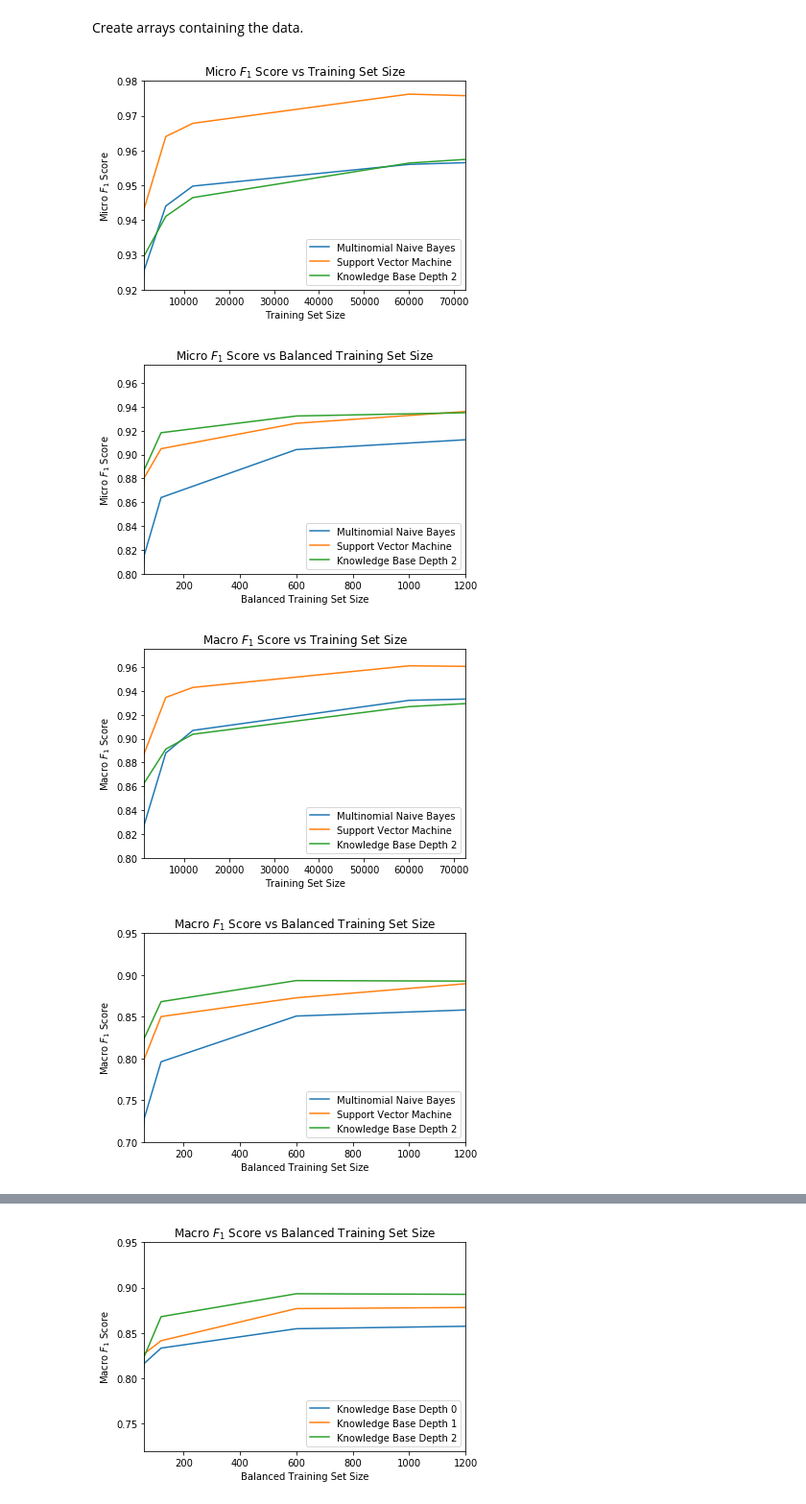
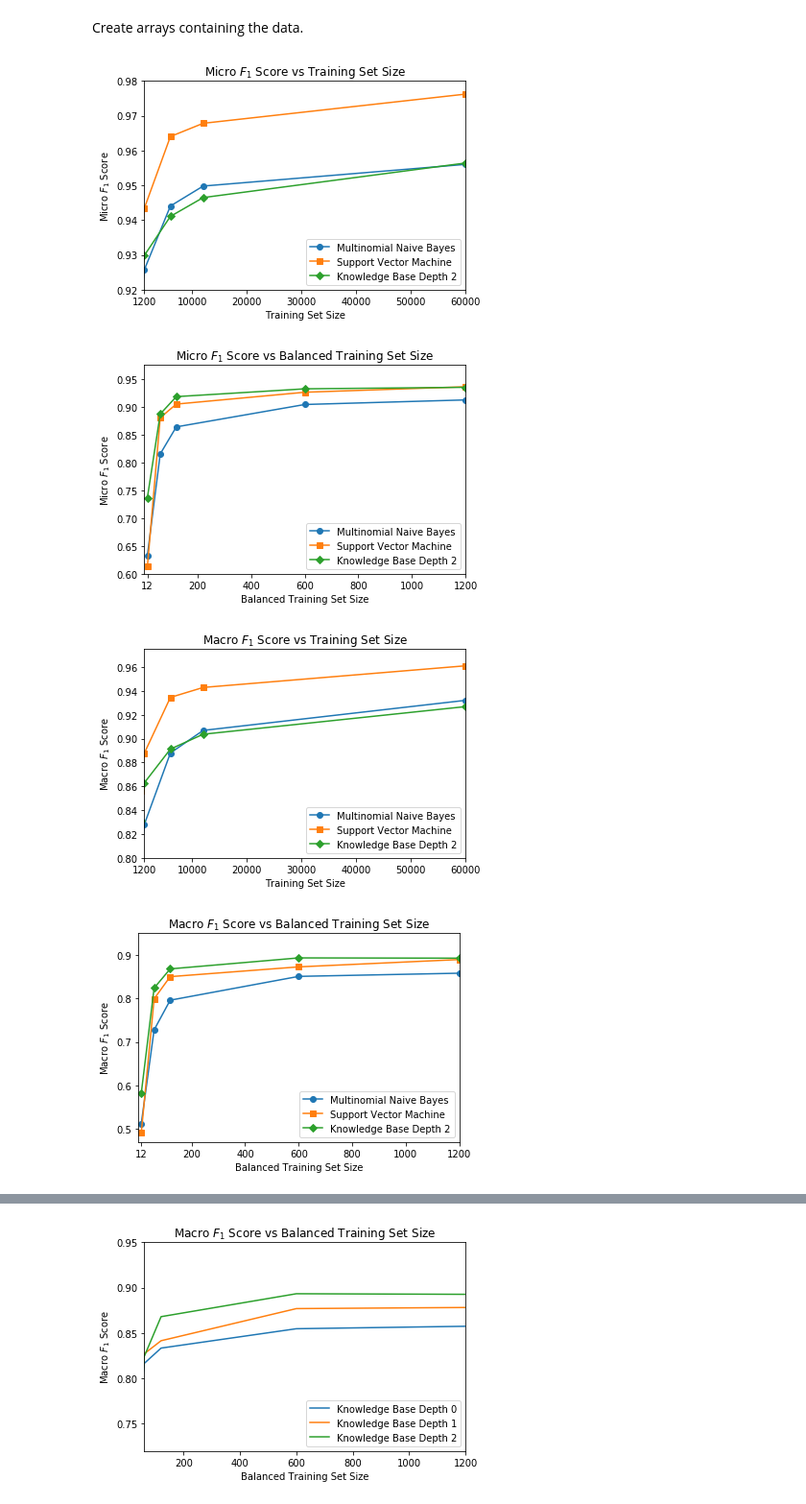
Before and after one commit to dscook/topic-classification-with-kbs, a Jupyter notebook: rcv1/results.ipynb, the cells around one changed output, grey strips where cells are left out. Shown at 96% size. Drawn from its saved outputs; the diff is of its cells as text; code cells hidden in the pictures.

```diff
--- a/rcv1/results.ipynb
+++ b/rcv1/results.ipynb
@@ -44,56 +45,64 @@ kb2_balanced_macro = [0.581865, 0.824006, 0.868066, 0.893339, 0.892697, 0.904563
 plt.title('Micro $F_1$ Score vs Training Set Size')
 plt.ylabel('Micro $F_1$ Score')
 plt.xlabel('Training Set Size')
-plt.plot(training_set_sizes_proportional, nb_proportional_micro, label='Multinomial Naive Bayes')
-plt.plot(training_set_sizes_proportional, svc_proportional_micro, label='Support Vector Machine')
-plt.plot(training_set_sizes_proportional, kb2_proportional_micro, label='Knowledge Base Depth 2')
-plt.xlim(1200, 72488)
+plt.plot(training_set_sizes_proportional, nb_proportional_micro, '-o', label='Multinomial Naive Bayes')
+plt.plot(training_set_sizes_proportional, svc_proportional_micro,'-s', label='Support Vector Machine')
+plt.plot(training_set_sizes_proportional, kb2_proportional_micro, '-D', label='Knowledge Base Depth 2')
+plt.xlim(1200, 60000)
 plt.ylim(0.92, 0.98)
+plt.xticks([1200, 10000, 20000, 30000, 40000, 50000, 60000])
 plt.legend(loc='lower right')
+plt.savefig('micro_f1_large_training.pdf', bbox_inches='tight')
 plt.show()
 # %% [output]
-[figure, old version]
+[figure, new version]
 # %%
 plt.title('Micro $F_1$ Score vs Balanced Training Set Size')
 plt.ylabel('Micro $F_1$ Score')
 plt.xlabel('Balanced Training Set Size')
 
-plt.plot(training_set_sizes_balanced, nb_balanced_micro, label='Multinomial Naive Bayes')
-plt.plot(training_set_sizes_balanced, svc_balanced_micro, label='Support Vector Machine')
-plt.plot(training_set_sizes_balanced, kb2_balanced_micro, label='Knowledge Base Depth 2')
-plt.xlim(60, 1200)
-plt.ylim(0.8, 0.975)
+plt.plot(training_set_sizes_balanced, nb_balanced_micro, '-o', label='Multinomial Naive Bayes')
+plt.plot(training_set_sizes_balanced, svc_balanced_micro, '-s', label='Support Vector Machine')
+plt.plot(training_set_sizes_balanced, kb2_balanced_micro, '-D', label='Knowledge Base Depth 2')
+plt.xlim(0, 1200)
+plt.xticks([12, 200, 400, 600, 800, 1000, 1200])
+plt.ylim(0.6, 0.975)
 plt.legend(loc='lower right')
+plt.savefig('micro_f1_small_training.pdf', bbox_inches='tight')
 plt.show()
 # %% [output]
-[figure, old version]
+[figure, new version]
 # %%
 plt.title('Macro $F_1$ Score vs Training Set Size')
 plt.ylabel('Macro $F_1$ Score')
 plt.xlabel('Training Set Size')
-plt.plot(training_set_sizes_proportional, nb_proportional_macro, label='Multinomial Naive Bayes')
-plt.plot(training_set_sizes_proportional, svc_proportional_macro, label='Support Vector Machine')
-plt.plot(training_set_sizes_proportional, kb2_proportional_macro, label='Knowledge Base Depth 2')
-plt.xlim(1200, 72488)
+plt.plot(training_set_sizes_proportional, nb_proportional_macro, '-o', label='Multinomial Naive Bayes')
+plt.plot(training_set_sizes_proportional, svc_proportional_macro, '-s', label='Support Vector Machine')
+plt.plot(training_set_sizes_proportional, kb2_proportional_macro, '-D', label='Knowledge Base Depth 2')
+plt.xlim(1200, 60000)
 plt.ylim(0.8, 0.975)
+plt.xticks([1200, 10000, 20000, 30000, 40000, 50000, 60000])
 plt.legend(loc='lower right')
+plt.savefig('macro_f1_large_training.pdf', bbox_inches='tight')
 plt.show()
 # %% [output]
-[figure, old version]
+[figure, new version]
 # %%
 plt.title('Macro $F_1$ Score vs Balanced Training Set Size')
 plt.ylabel('Macro $F_1$ Score')
 plt.xlabel('Balanced Training Set Size')
 
-plt.plot(training_set_sizes_balanced, nb_balanced_macro, label='Multinomial Naive Bayes')
-plt.plot(training_set_sizes_balanced, svc_balanced_macro, label='Support Vector Machine')
-plt.plot(training_set_sizes_balanced, kb2_balanced_macro, label='Knowledge Base Depth 2')
-plt.xlim(60, 1200)
-plt.ylim(0.7, 0.95)
+plt.plot(training_set_sizes_balanced, nb_balanced_macro, '-o', label='Multinomial Naive Bayes')
+plt.plot(training_set_sizes_balanced, svc_balanced_macro, '-s', label='Support Vector Machine')
+plt.plot(training_set_sizes_balanced, kb2_balanced_macro, '-D', label='Knowledge Base Depth 2')
+plt.xlim(0, 1200)
+plt.ylim(0.47, 0.95)
+plt.xticks([12, 200, 400, 600, 800, 1000, 1200])
 plt.legend(loc='lower right')
+plt.savefig('macro_f1_small_training.pdf', bbox_inches='tight')
 plt.show()
 # %% [output]
-[figure, old version]
+[figure, new version]
 # %%
 plt.title('Micro $F_1$ Score vs Balanced Training Set Size')
 plt.ylabel('Micro $F_1$ Score')
```
Also changed, not shown: parts of 3 cells of this notebook, 1 other file.
